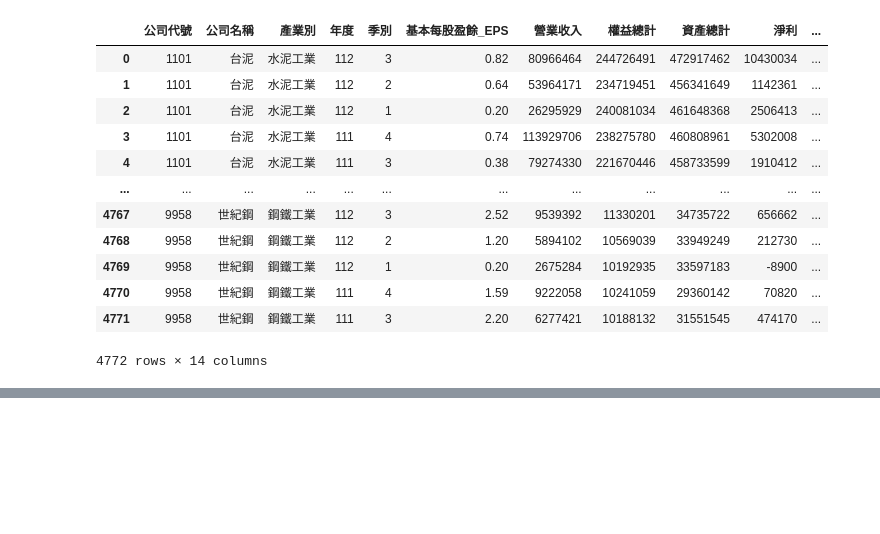
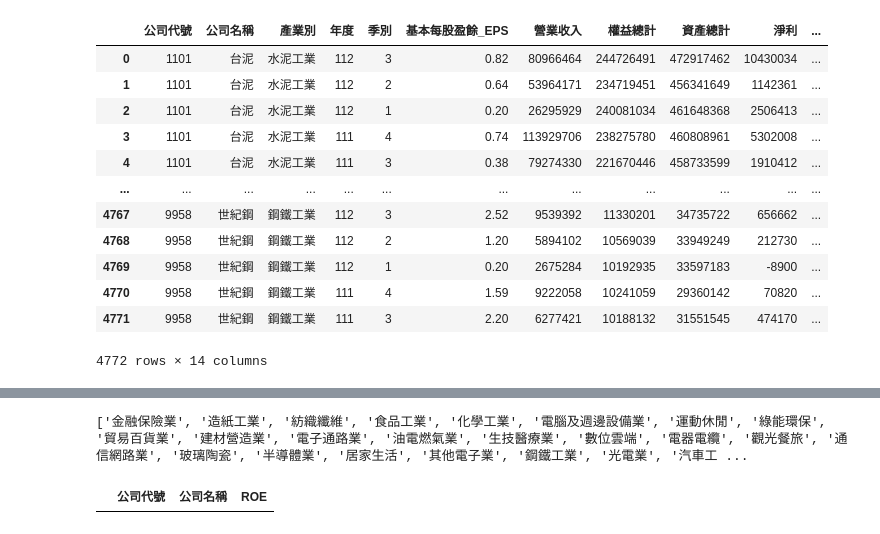
Before and after one commit to e19931107/ccClub_stock_analysis, a Jupyter notebook: Project/1223新增產業別.ipynb, the cells around one changed output, grey strips where cells are left out. Drawn from its saved outputs; the diff is of its cells as text; code cells hidden in the pictures; blank space fills up the shorter version.

```diff
--- a/Project/1223新增產業別.ipynb
+++ b/Project/1223新增產業別.ipynb
@@ -194,3 +194,27 @@ Error in callback <function _draw_all_if_interactive at 0x...> (for post_execute
 ValueError: cannot convert float NaN to integer
 ValueError: cannot convert float NaN to integer
 <Figure size 1000x600 with 1 Axes>
+# %%
+# dataset2，使用者自行選擇產業，之後依ROE排序列印出來
+from collections import defaultdict
+
+Data = resultdf
+industry_list = [str(i)for i in list(set(證交所產業分類.industry()['產業別'])) if i]
+# %%
+# 把產業別印出來(總不能不告訴使用者有哪些產業吧?)
+print(industry_list)
+
+# 先篩選出產業
+industry_input = str(input('請輸入產業：'))
+filtered_data = Data[Data['產業別'] == industry_input]
+
+# 建立每個公司的平均 ROE
+filtered_data['ROE'] = filtered_data['本期綜合損益總額'] / filtered_data['權益總計']
+AvgROE = filtered_data.groupby(['公司代號','公司名稱'])['ROE'].mean().reset_index()
+
+# 按大小排序
+Dataset2 = AvgROE.sort_values(by='ROE', ascending=False)
+Dataset2
+# %% [output]
+['金融保險業', '造紙工業', '紡織纖維', '食品工業', '化學工業', '電腦及週邊設備業', '運動休閒', '綠能環保', '貿易百貨業', '建材營造業', '電子通路業', '油電燃氣業', '生技醫療業', '數位雲端', '電器電纜', '觀光餐旅', '通信網路業', '玻璃陶瓷', '半導體業', '居家生活', '其他電子業', '鋼鐵工業', '光電業', '汽車工 ...
+|  | 公司代號 | 公司名稱 | ROE |
```
Also changed, not shown: parts of 1 cell of this notebook.
